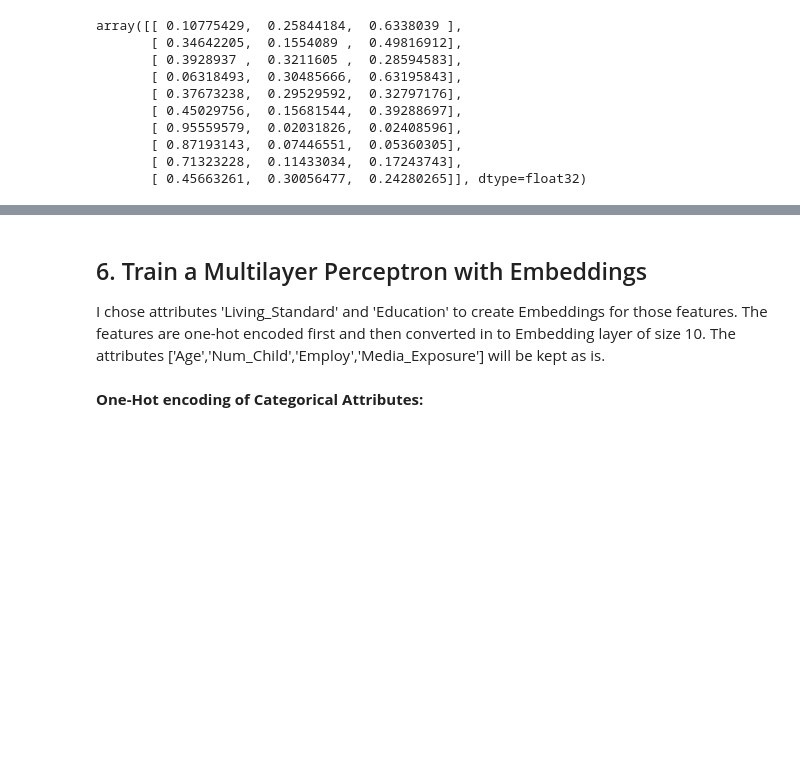
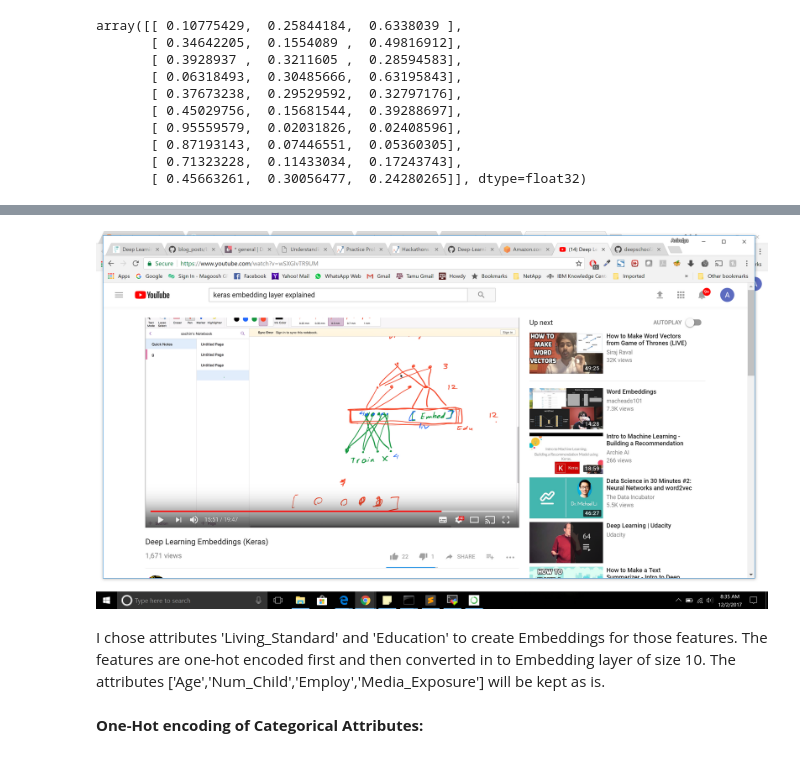
Before and after one commit to LinuxAI-PKU/ml-workspace, a Jupyter notebook: using-embeddings-keras/using-embeddings-keras.ipynb, the cells around one changed output, grey strips where cells are left out. Drawn from its saved outputs; the diff is of its cells as text; code cells hidden in the pictures; blank space fills up the shorter version.

Commit message:
updated keras embeddings

```diff
--- a/using-embeddings-keras/using-embeddings-keras.ipynb
+++ b/using-embeddings-keras/using-embeddings-keras.ipynb
@@ -331,6 +337,9 @@ array([[ 0.10775429,  0.25844184,  0.6338039 ],
+# %%
+from IPython.display import Image
+Image(filename='images/intendtodo.png')
+# %% [output]
+[figure, added]
 # %% [markdown]
-## 6. Train a Multilayer Perceptron with Embeddings
-
 I chose attributes 'Living_Standard' and 'Education' to create Embeddings for those features. The features are one-hot encoded first and then converted in to Embedding layer of size 10. The attributes ['Age','Num_Child','Employ','Media_Exposure'] will be kept as is.
 # %% [markdown]
 **One-Hot encoding of Categorical Attributes:**
```
Also changed, not shown: parts of 1 cell of this notebook, 1 other file.
